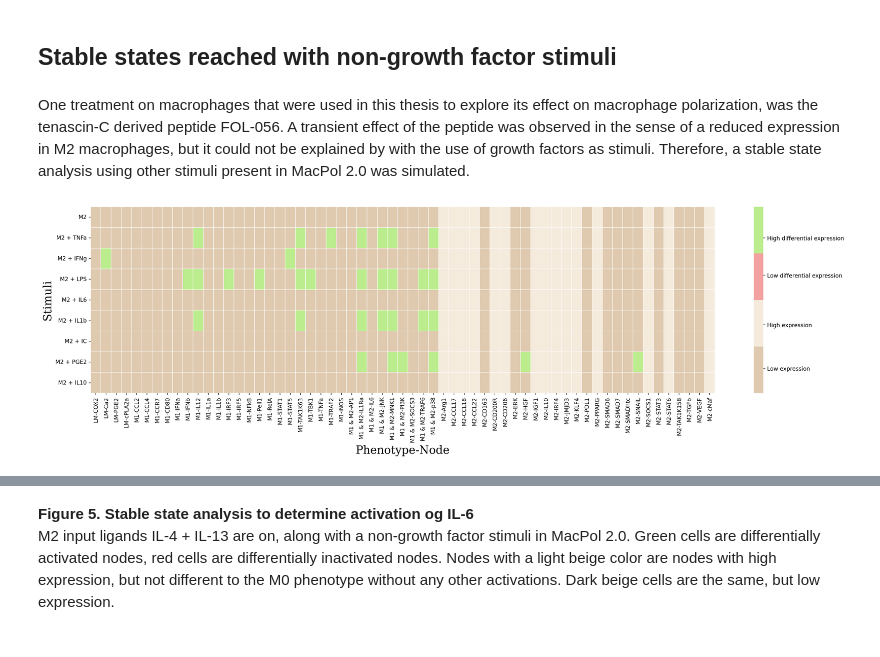
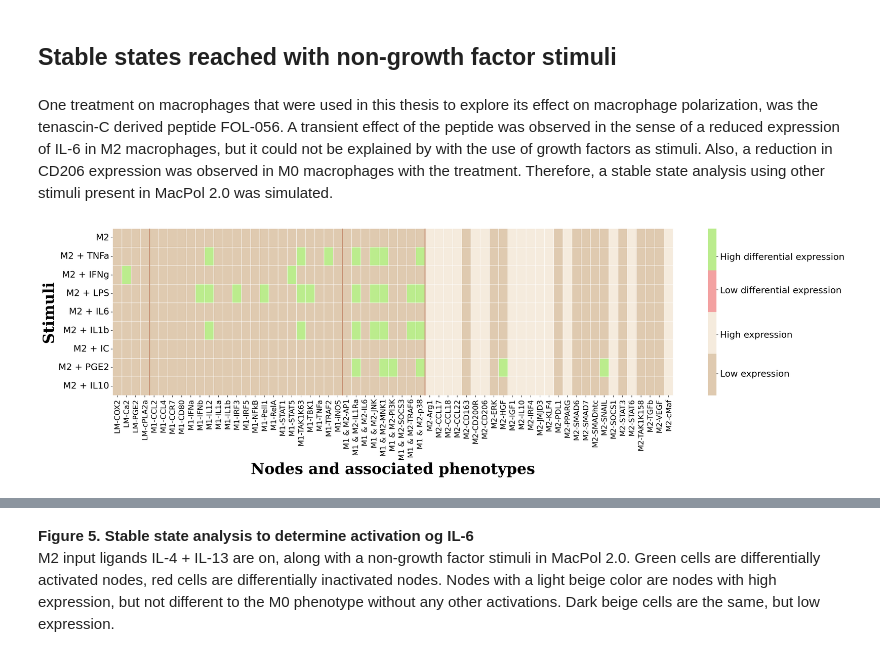
Before and after one commit to Karinaovedal/Master-thesis, a Jupyter notebook: MacPol 2.0.ipynb, the cells around one changed output, grey strips where cells are left out. Drawn from its saved outputs; the diff is of its cells as text; code cells hidden in the pictures.

```diff
--- a/MacPol 2.0.ipynb
+++ b/MacPol 2.0.ipynb
@@ -221,9 +221,14 @@ out_phen_array = [['M1', 'M1', 'M1', 'M1', 'M1', 'M1', 'M1', 'M1', 'M1', 'M1', '
 
 
 # DEFINING HEATMAP COLORS
-cmap_dict = {0: '#DFCAB0', 1: '#F5EBDD', 2: '#F3A1A1', 3: '#BBEC8D'}
-cmap = ListedColormap([cmap_dict[i] for i in range(4)])
+cmap_dict0 = {0: '#DFCAB0', 1: '#BBEC8D'}
+cmap0 = ListedColormap([cmap_dict0[i] for i in range(2)])
 
+cmap_dict1 = {0: '#DFCAB0', 1: '#F5EBDD', 2: '#F3A1A1', 3: '#BBEC8D'}
+cmap1 = ListedColormap([cmap_dict1[i] for i in range(4)])
+
+cmap_dict2 = {0: '#DFCAB0', 1: '#F5EBDD', 2: '#BBEC8D'}
+cmap2 = ListedColormap([cmap_dict2[i] for i in range(3)])
 
 # Creating lists of nodes based on phenotype
 M1_nodes = df_phen[df_phen['Phenotype'] == 'M1']['Node'].tolist()
@@ -309,7 +314,7 @@ results.reset_index(inplace=True)
 # Lexsorting the MultiIndex
 results = results.sort_index(axis=1)
 
-fig, ax = plt.subplots(figsize=(25, 6), dpi=200)
+fig, ax = plt.subplots(figsize=(35, 8), dpi=200)
 
 # Filter the DataFrame to keep only the columns representing the data for the heatmap
 M0data = results.drop(['level_0', 'level_1'], axis=1)
@@ -318,22 +323,25 @@ M0data = results.drop(['level_0', 'level_1'], axis=1)
 M0data = format_diff_expression(M0data)
 
 
-M0map = sns.heatmap(M0data, cmap = cmap, square = False,
+M0map = sns.heatmap(M0data, cmap = cmap0, square = False,
                     linewidth=0.1, cbar_kws={"shrink": 1})
 
 # Manually specifying discrete legend labelling
 colorbar = ax.collections[0].colorbar
-colorbar.set_ticks([0.4, 1.1, 1.9, 2.5])
-colorbar.set_ticklabels(['Low expression', 'High expression', 'Low differential expression',
-                         'High differential expression'])
+colorbar.set_ticks([0.6, 2.0])
+colorbar.set_ticklabels(['Low expression', 'High differential expression'], fontsize=18)
+
+plt.axvline(x=4, color='#c79377', linewidth=2)  # Between LM and M1
+plt.axvline(x=25, color='#c79377', linewidth=2)  # Between M1 and M1&M2
+plt.axvline(x=34, color='#c79377', linewidth=2)  # Between M1&M2 and M2
 
 
 # Setting y-axis labels using the 'level_0' column which contains the stimuli names
-M0map.set_yticklabels(results['level_0'].values, rotation=0)
+M0map.set_yticklabels(results['level_0'].values, rotation=0, fontsize=18)
+M0map.set_xticklabels(M0map.get_xticklabels(), fontsize=18)
 
-M0map.set_ylabel("Stimuli", fontsize=20, font="Serif" )
-M0map.set_xlabel("Phenotype-Node", fontsize=20, font="Serif")
-
+M0map.set_ylabel("Stimuli", fontsize=30, font="Serif", fontweight="bold")
+M0map.set_xlabel("Nodes and associated phenotypes", fontsize=30, font="Serif", fontweight="bold")
 
 plt.show()
 # %% [output]
@@ -584,7 +606,7 @@ plt.show()
 # %% [markdown]
 ## Stable states reached with non-growth factor stimuli ##
 # %% [markdown]
-One treatment on macrophages that were used in this thesis to explore its effect on macrophage polarization, was the tenascin-C derived peptide FOL-056. A transient effect of the peptide was observed in the sense of a reduced expression in M2 macrophages, but it could not be explained by with the use of growth factors as stimuli. Therefore, a stable state analysis using other stimuli present in MacPol 2.0 was simulated.
+One treatment on macrophages that were used in this thesis to explore its effect on macrophage polarization, was the tenascin-C derived peptide FOL-056. A transient effect of the peptide was observed in the sense of a reduced expression of IL-6 in M2 macrophages, but it could not be explained by with the use of growth factors as stimuli. Also, a reduction in CD206 expression was observed in M0 macrophages with the treatment. Therefore, a stable state analysis using other stimuli present in MacPol 2.0 was simulated.
 # %%
 # Setting initial conditions.
 inpM2 = ('IFNg == 0 & LPS == 0 & VEGF_e == 0 & TNFa_e == 0 & GMCSF == 0 & IL6_e == 0 & IL1b_e == 0 & IC == 0 & PGE2_e == 0 & IL4 == 1 & IL13 == 1 & IL10_e == 0 & HGF_e == 0 & TGFb_e == 0 & IGF1_e == 0')
@@ -642,35 +664,41 @@ frames = [M2_ON, M2_TNFa, M2_IFNg, M2_LPS, M2_IL6, M2_IL1B, M2_IC, M2_PGE2, M2_I
 results = pd.concat(frames, keys=["M2", "M2 + TNFa", "M2 + IFNg", "M2 + LPS", "M2 + IL6", "M2 + IL1b", "M2 + IC", "M2 + PGE2", "M2 + IL10"])
 
 # Resetting the index to move the stimuli names to columns
 results.reset_index(inplace=True)
 
 # Lexsorting the MultiIndex
 results = results.sort_index(axis=1)
 
 fig, ax = plt.subplots(figsize=(25, 6), dpi=200)
 
 # Filter the DataFrame to keep only the columns representing the data for the heatmap
 IL6data = results.drop(['level_0', 'level_1'], axis=1)
 
 # Coloring nodes where M2 matches the equivalent node in another row.
 IL6data = format_diff_expression(IL6data)
 
+cmap = {0: '#DFCAB0', 1: '#F5EBDD', 2: '#F3A1A1', 3: '#BBEC8D'}
+cmap = ListedColormap([cmap_dict1[i] for i in range(4)])
 
 IL6map = sns.heatmap(IL6data, cmap = cmap, square = False,
                     linewidth=0.1, cbar_kws={"shrink": 1})
 
 # Manually specifying discrete legend labelling
 colorbar = ax.collections[0].colorbar
 colorbar.set_ticks([0.4, 1.1, 1.9, 2.5])
 colorbar.set_ticklabels(['Low expression', 'High expression', 'Low differential expression',
-                         'High differential expression'])
+                         'High differential expression'], fontsize=18)
 
+plt.axvline(x=4, color='#c79377', linewidth=2)  # Between LM and M1
+plt.axvline(x=25, color='#c79377', linewidth=2)  # Between M1 and M1&M2
+plt.axvline(x=34, color='#c79377', linewidth=2)  # Between M1&M2 and M2
 
 # Setting y-axis labels using the 'level_0' column which contains the stimuli names
-IL6map.set_yticklabels(results['level_0'].values, rotation=0)
+IL6map.set_yticklabels(results['level_0'].values, rotation=0, fontsize=18)
+IL6map.set_xticklabels(M0map.get_xticklabels(), fontsize=15)
 
-IL6map.set_ylabel("Stimuli", fontsize=20, font="Serif")
-IL6map.set_xlabel("Phenotype-Node", fontsize=20, font="Serif")
+IL6map.set_ylabel("Stimuli", fontsize=30, font="Serif", fontweight="bold")
+IL6map.set_xlabel("Nodes and associated phenotypes", fontsize=30, font="Serif", fontweight="bold")
 plt.show()
 # %% [output]
-[figure, old version]
+[figure, new version]
```
Also changed, not shown: parts of 12 cells of this notebook, 3 other files.
